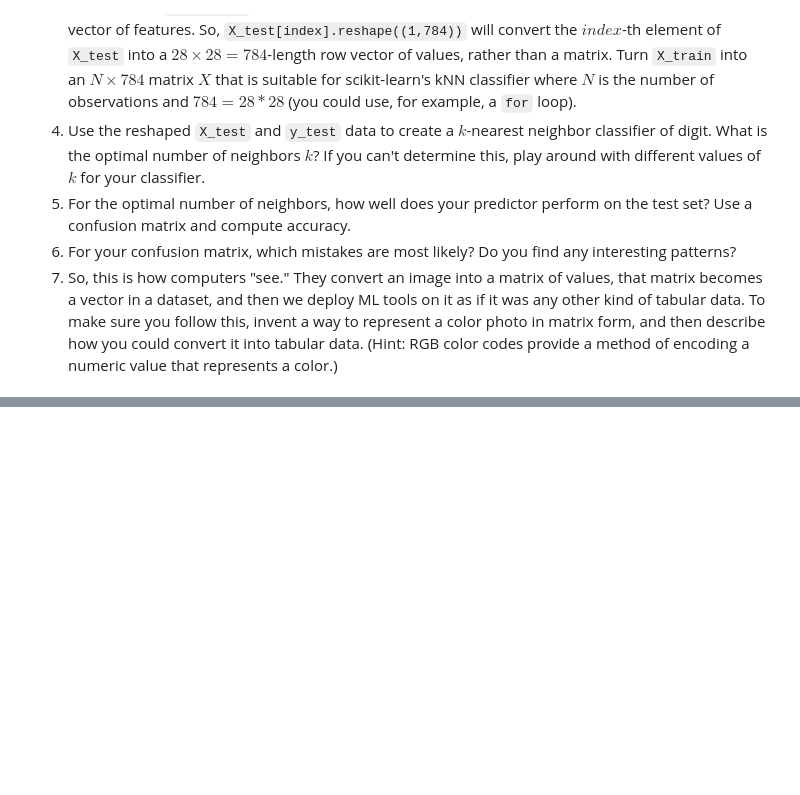
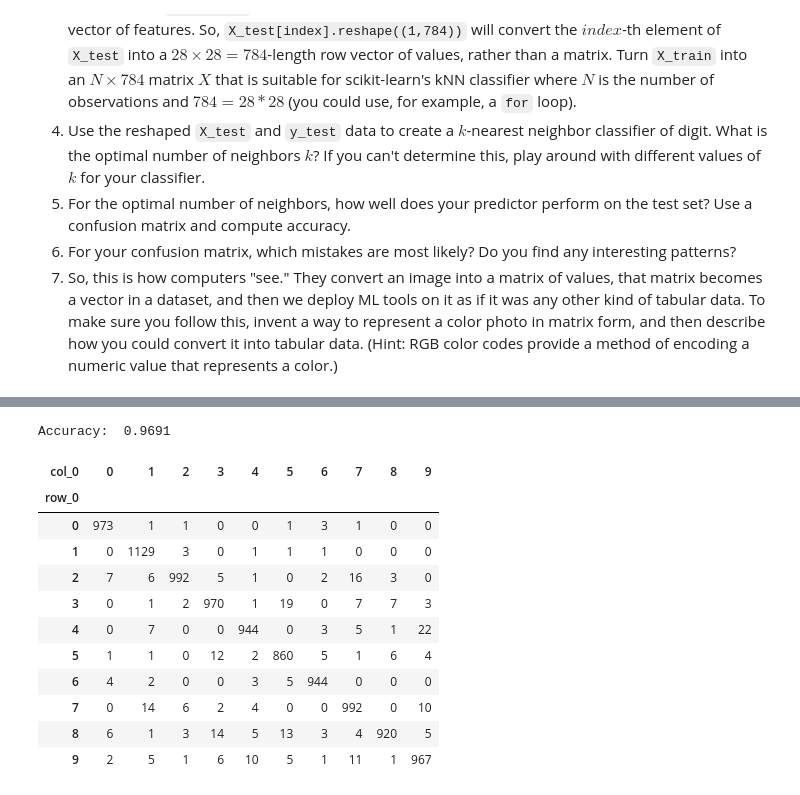
Before and after one commit to JuliaPPfeiffer/labs, a Jupyter notebook: 03_computer_vision/computer_vision.ipynb, the cells around one changed output, grey strips where cells are left out. Saved outputs shown, nothing was run; the diff lists cells and outputs as text; code cells hidden in the pictures; blank space fills up the shorter version.

```diff
--- a/03_computer_vision/computer_vision.ipynb
+++ b/03_computer_vision/computer_vision.ipynb
@@ -32,0 +202,34 @@ OK, those are the data: Labels attached to handwritten digits encoded as a matri
+# %%
+from sklearn.neighbors import KNeighborsClassifier
+# 5. For the optimal number of neighbors (3),
+# How well does your predictor perform on the test set?
+
+# My predictor works well with 96% accuracy on the test set.
+
+# confusion matrix
+knn = KNeighborsClassifier(n_neighbors=1)
+predictor = knn.fit(Z_train.values,y_train)
+y_hat = predictor.predict(Z_test.values)
+
+# compute accuracy
+accuracy = knn.score(Z_test.values,y_test)
+print('Accuracy: ', accuracy)
+
+# pd.crosstab(y_test, y_hat) # Error: Data must be 1-dimensional
+# pd.crosstab(y_test.ravel(), y_hat) # suggested change from Colab
+# pd.crosstab(y_test.values(), y_hat)
+pd.crosstab(y_test.values.ravel(), y_hat) # suggested change from Colab
+# %% [output]
+Accuracy:  0.9691
+| col_0 | 0 | 1 | 2 | 3 | 4 | 5 | 6 | 7 | 8 | 9 |
+| row_0 |  |  |  |  |  |  |  |  |  |  |
+| 0 | 973 | 1 | 1 | 0 | 0 | 1 | 3 | 1 | 0 | 0 |
+| 1 | 0 | 1129 | 3 | 0 | 1 | 1 | 1 | 0 | 0 | 0 |
+| 2 | 7 | 6 | 992 | 5 | 1 | 0 | 2 | 16 | 3 | 0 |
+| 3 | 0 | 1 | 2 | 970 | 1 | 19 | 0 | 7 | 7 | 3 |
+| 4 | 0 | 7 | 0 | 0 | 944 | 0 | 3 | 5 | 1 | 22 |
+| 5 | 1 | 1 | 0 | 12 | 2 | 860 | 5 | 1 | 6 | 4 |
+| 6 | 4 | 2 | 0 | 0 | 3 | 5 | 944 | 0 | 0 | 0 |
+| 7 | 0 | 14 | 6 | 2 | 4 | 0 | 0 | 992 | 0 | 10 |
+| 8 | 6 | 1 | 3 | 14 | 5 | 13 | 3 | 4 | 920 | 5 |
+| 9 | 2 | 5 | 1 | 6 | 10 | 5 | 1 | 11 | 1 | 967 |
```
Also changed, not shown: parts of 7 cells of this notebook.
